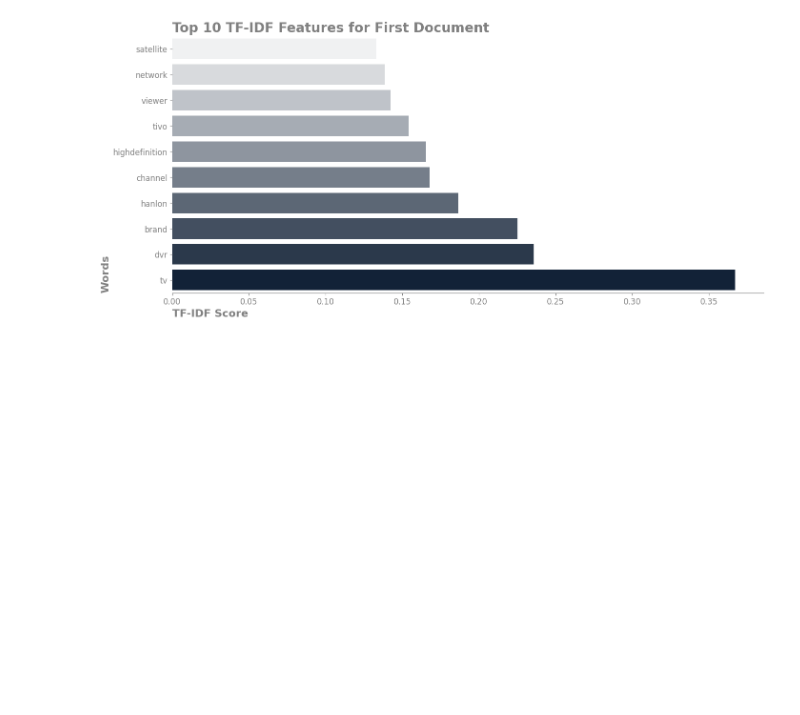
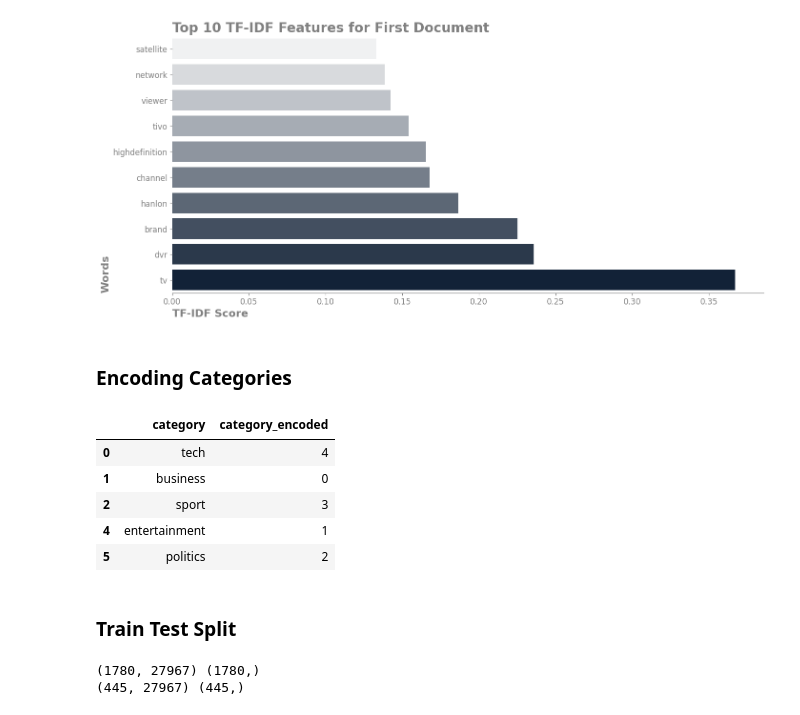
Before and after one commit to FatemeAmlahi/BBC_article_category_classification, a Jupyter notebook: notebooks/article_classification.ipynb, the cells around one changed output. Drawn from its saved outputs; the diff is of its cells as text; code cells hidden in the pictures; blank space fills up the shorter version.

Commit message:
add train test splitting of data

```diff
--- a/notebooks/article_classification.ipynb
+++ b/notebooks/article_classification.ipynb
@@ -239,3 +241,29 @@ ax.spines[["right","left","top"]].set_visible(False)
 ax.spines[["bottom"]].set_color("gray")
 # %% [output]
 [figure]
+# %% [markdown]
+### Encoding Categories
+# %%
+label_encoder = LabelEncoder()
+
+df["category_encoded"] = label_encoder.fit_transform(df["category"])
+df[["category", "category_encoded"]].drop_duplicates()
+# %% [output]
+|  | category | category_encoded |
+| 0 | tech | 4 |
+| 1 | business | 0 |
+| 2 | sport | 3 |
+| 4 | entertainment | 1 |
+| 5 | politics | 2 |
+# %% [markdown]
+### Train Test Split
+# %%
+X = tfidf_matrix
+y = df["category_encoded"]
+
+X_train, X_test, y_train, y_test = train_test_split(X, y, test_size=0.2,random_state=42)
+print(X_train.shape,y_train.shape)
+print(X_test.shape,y_test.shape)
+# %% [output]
+(1780, 27967) (1780,)
+(445, 27967) (445,)
```
Also changed, not shown: parts of 1 cell of this notebook.
